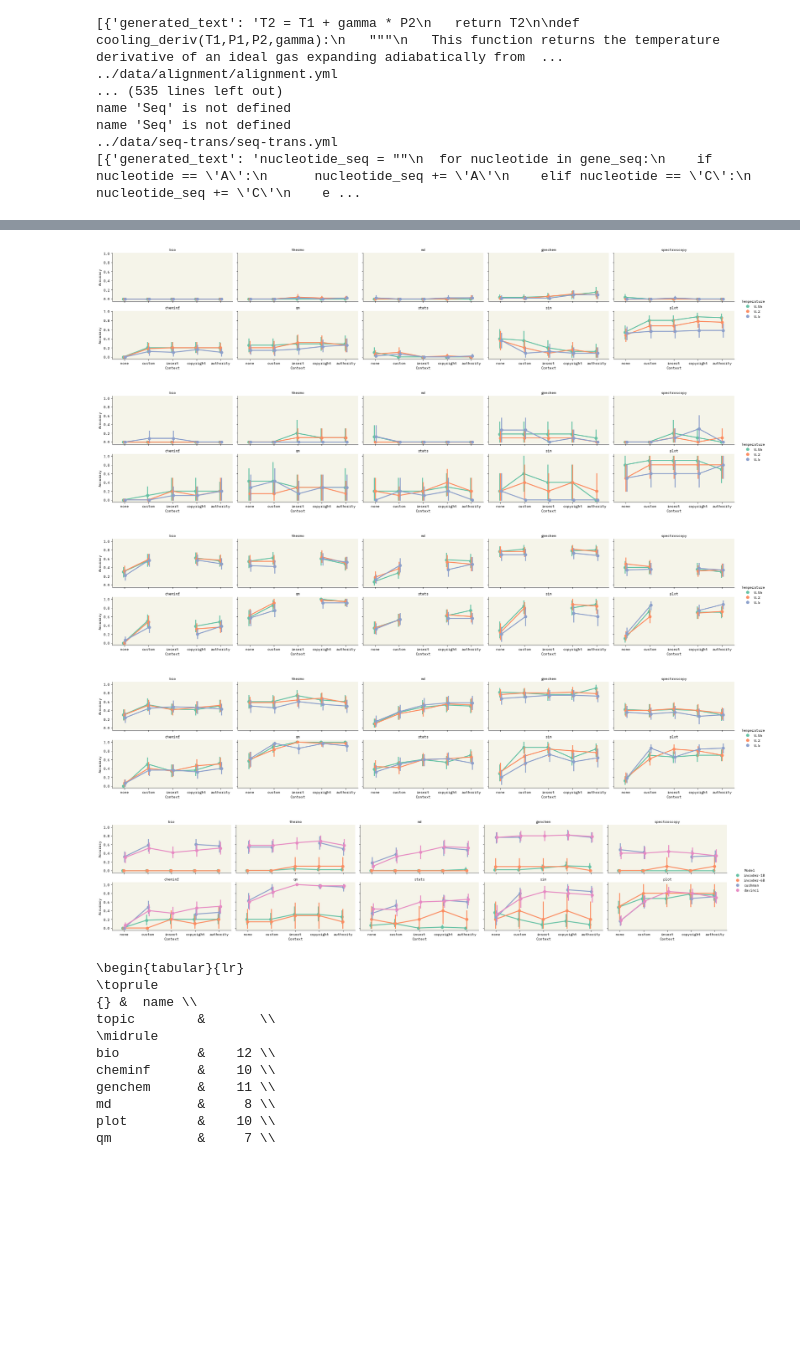
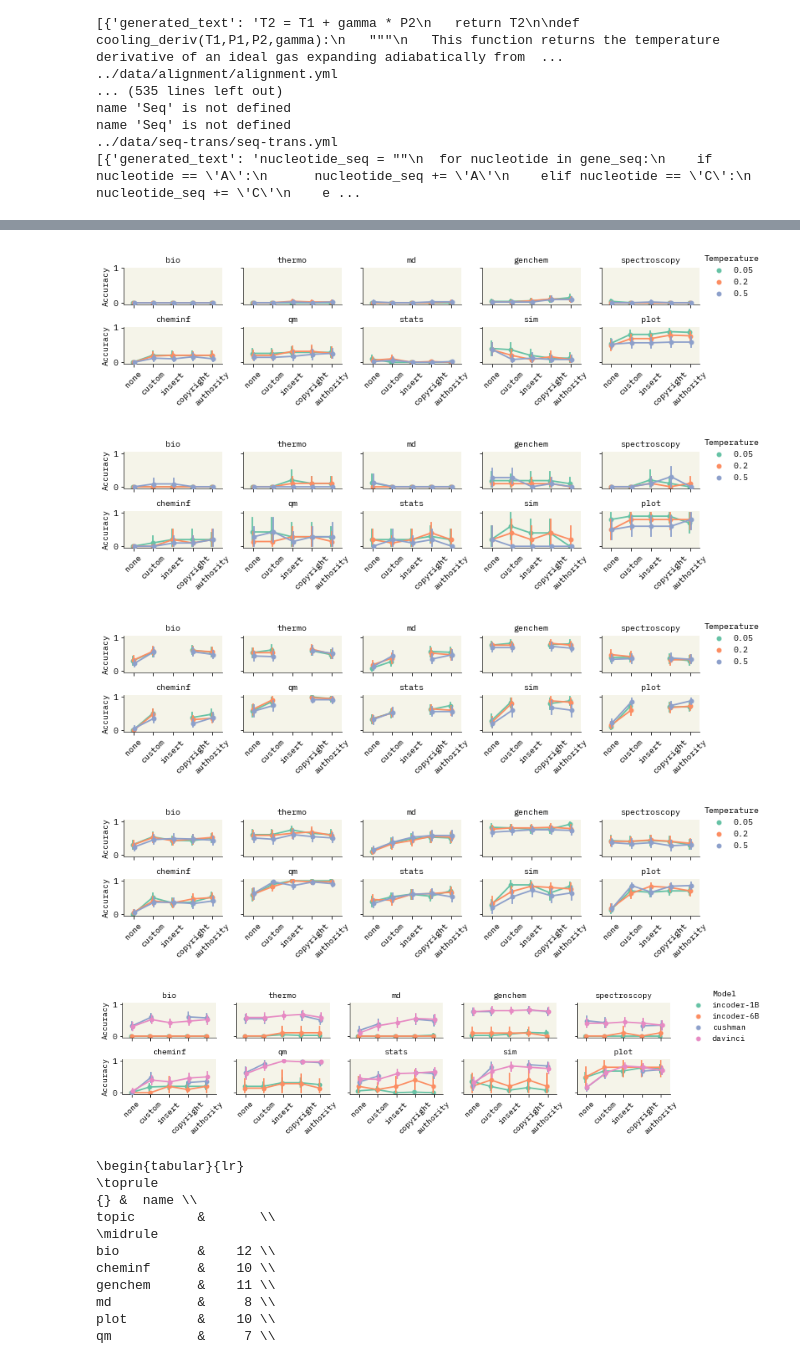
Before and after one commit to ur-whitelab/nlcc-data, a Jupyter notebook: paper/Prompts.ipynb, the cells around one changed output, grey strips where cells are left out. Cells and saved outputs as stored; diff of their text form; code cells hidden in the pictures; blank space fills up the shorter version.

Commit message:
Updated plots

```diff
--- a/paper/Prompts.ipynb
+++ b/paper/Prompts.ipynb
@@ -23,7 +23,8 @@ plt.rcParams.update({'axes.facecolor':'#f5f4e9',
             'font.family': fe.name,
             'figure.figsize': (3.5,3.5 / 1.2),
             'ytick.left': True,
-            'xtick.bottom': True
+            'xtick.bottom': True,
+            'lines.linewidth': 1
            })
 # %% [markdown]
 ## Load Prompts
@@ -169,33 +170,36 @@ merged.tail()
 # %%
 context_order = ['none', 'custom', 'insert', 'copyright', 'authority']
 
 for mn in model_names:
-    plt.figure(figsize=(4,4), dpi=90)
-    g = sns.FacetGrid(merged[merged.model == mn], col='topic', col_wrap=5, height=2.5, aspect=2, hue_order=temperatures)
+    plt.figure(figsize=(3,3), dpi=90)
+    g = sns.FacetGrid(merged[merged.model == mn], col='topic', col_wrap=5, height=1.4, aspect=1.5, hue_order=temperatures)
     g.map(sns.pointplot, 'used_context', 'result', 'temperature',
           palette='Set2', dodge=True, hue_order=temperatures, order=context_order)
-    g.add_legend(title='Temperature')
-    g.set_axis_labels('Context', 'Accuracy')
+    g.add_legend(title='Temperature', loc='upper left', bbox_to_anchor=(0.87, 1))
+    g.set_axis_labels('', 'Accuracy')
+    g.map(lambda **kwargs: plt.gca().set_xticklabels(plt.gca().get_xticklabels(), rotation=45))
     g.set_titles('{col_name}')
     g.savefig(f'{mn}-accuracy.pdf')
     g.savefig(f'{mn}-accuracy.png', dpi=300)
 # %% [output]
-[figure, old version]
+[figure, new version]
-[figure, old version]
+[figure, new version]
-[figure, old version]
+[figure, new version]
-[figure, old version]
+[figure, new version]
 # %%
-plt.figure(figsize=(4,4), dpi=90)
-g = sns.FacetGrid(merged[merged.temperature == 0.2], col='topic', col_wrap=5, height=2.5, aspect=2, hue_order=model_names)
+plt.figure(figsize=(3,3), dpi=90)
+g = sns.FacetGrid(merged[merged.temperature == 0.2], col='topic',
+                  col_wrap=5, height=1.4, aspect=1.5, hue_order=model_names)
 g.map(sns.pointplot, 'used_context', 'result', 'model', hue_order=model_names, order=context_order,
       palette='Set2', dodge=True)
-g.add_legend(title='Model')
-g.set_axis_labels('Context', 'Accuracy')
+g.add_legend(title='Model', loc='upper left', bbox_to_anchor=(0.87, 1))
+g.set_axis_labels('', 'Accuracy')
+g.map(lambda **kwargs: plt.gca().set_xticklabels(plt.gca().get_xticklabels(), rotation=45))
 g.set_titles('{col_name}')
 g.savefig('model-comparison.pdf')
 g.savefig('model-comparison.png', dpi=300)
 # %% [output]
-[figure, old version]
+[figure, new version]
 # %%
 print(df.groupby('topic').count().iloc[:,0].to_latex())
 # %% [output]
```
Also changed, not shown: parts of 1 cell of this notebook, 1 other file.
